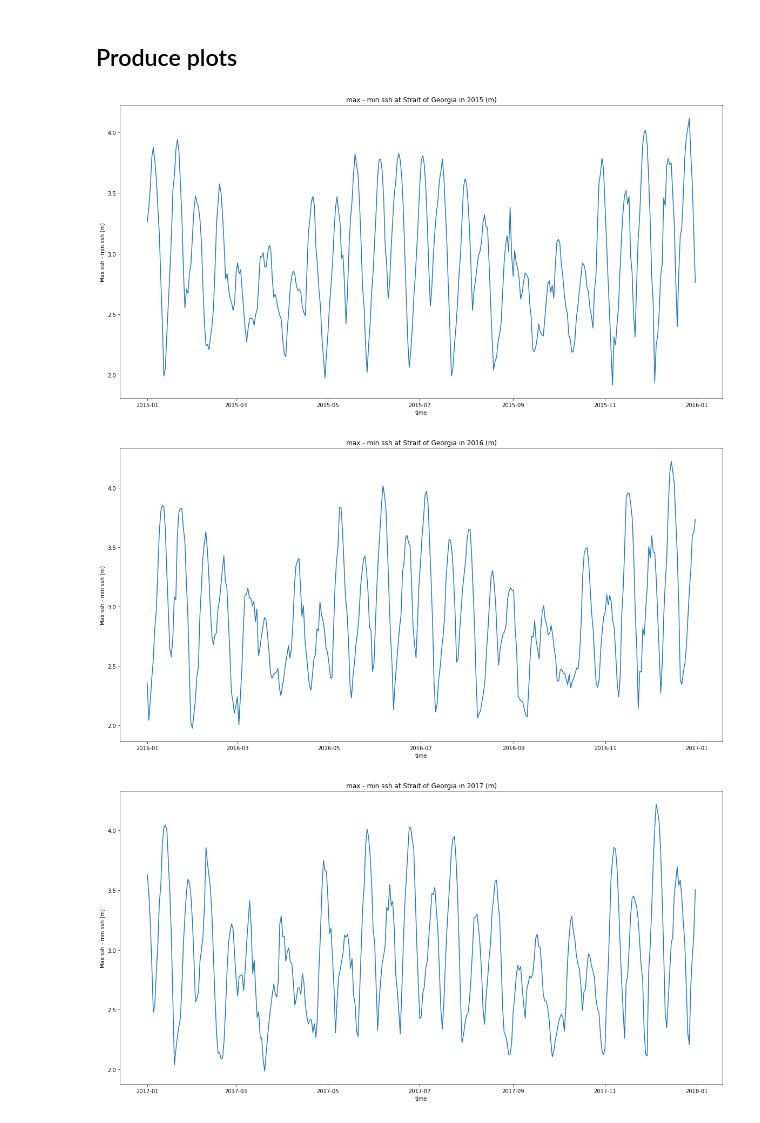
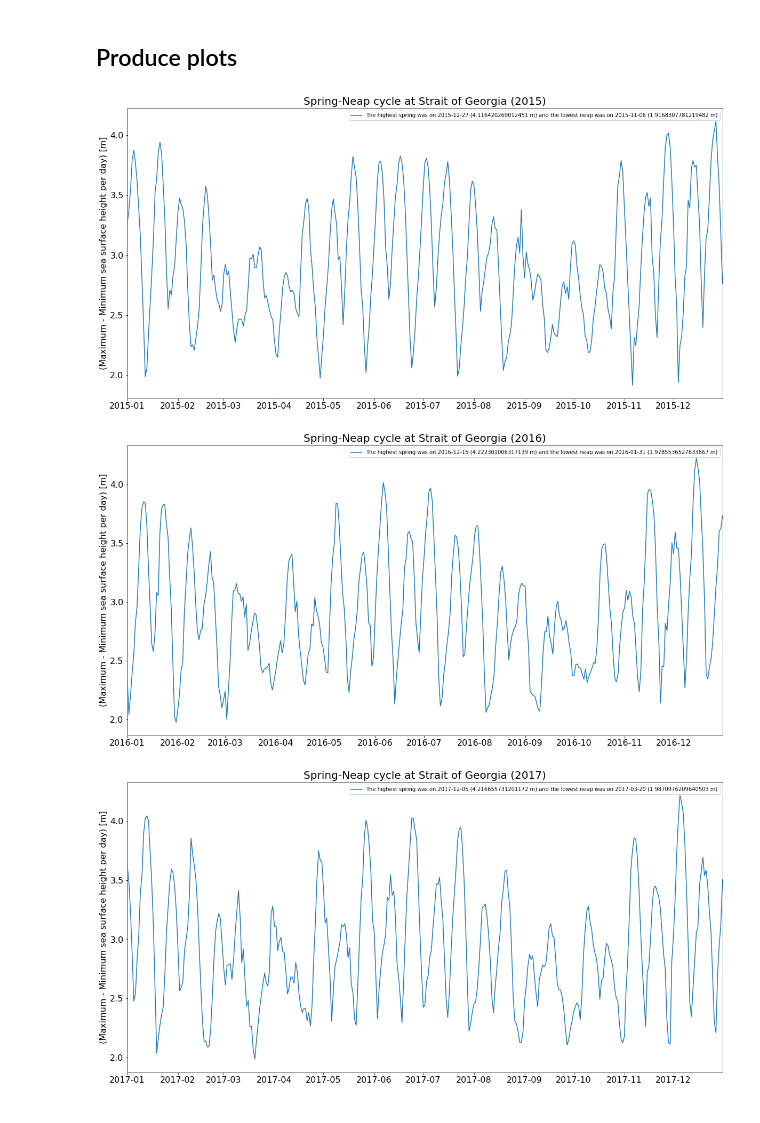
Before and after one commit to ambhudia/analysis-ashutosh, a Jupyter notebook: SpringNeapTide.ipynb, the cells around one changed output. Saved outputs shown, nothing was run; the diff lists cells and outputs as text; code cells hidden in the pictures.

Commit message:
Add adjustment for controlling font size

```diff
--- a/SpringNeapTide.ipynb
+++ b/SpringNeapTide.ipynb
@@ -118,23 +118,32 @@ def ssh_amplitudes(ssh_array, times):
 # %%
 locs = ['sog', 'salmon', 'turn']
 locations = ['Strait of Georgia', 'Salmon Bank', 'Turn Point']
 years = [2015, 2016, 2017, 2018]
 
 for index in range(3):
     for year in years:
+
         ssh_array = "ssh_{}{}".format(locs[index], str(year))
         times = "t_{}{}".format(locs[index], str(year))
         data = ssh_amplitudes(locals()[ssh_array], locals()[times])
         neap = np.argmin(data[1]); spring = np.argmax(data[1])
         label = "The highest spring was on {} ({} m) and the lowest neap was on {} ({} m)".format(str(data[0][spring]), data[1][spring], str(data[0][neap]), data[1][neap])
         fig = plt.figure(figsize=(20,10))
-        plt.plot(data[0], data[1], label = label)
-        plt.xlabel('time')
-        plt.ylabel('Max ssh - min ssh (m)')
-        title = 'max - min ssh at {} in {} (m)'.format(locations[index], year)
-        plt.legend
-        plt.title(title)
+        ax = plt.subplot(111)
+        ax.plot(data[0], data[1], label = label)
+        ax.set_xlim(data[0][0], data[0][-1])
+        #ax.set_xlabel('Time axis' )
+        ax.set_ylabel('(Maximum - Minimum sea surface height per day) [m]')
+        title = 'Spring-Neap cycle at {} ({})'.format(locations[index], year)
+        ax.legend()
+        ax.set_title(title)
+        # set the font size for the avis labels and axis ticks
+        for item in ([ax.xaxis.label, ax.yaxis.label] +
+             ax.get_xticklabels() + ax.get_yticklabels()):
+            item.set_fontsize(16)
+        # set the font size for the axis label
+        ax.title.set_fontsize(20)
 # %% [output]
-[figure, old version]
+[figure, new version]
-[figure, old version]
+[figure, new version]
-[figure, old version]
+[figure, new version]
```
Also changed, not shown: parts of 1 cell of this notebook.
